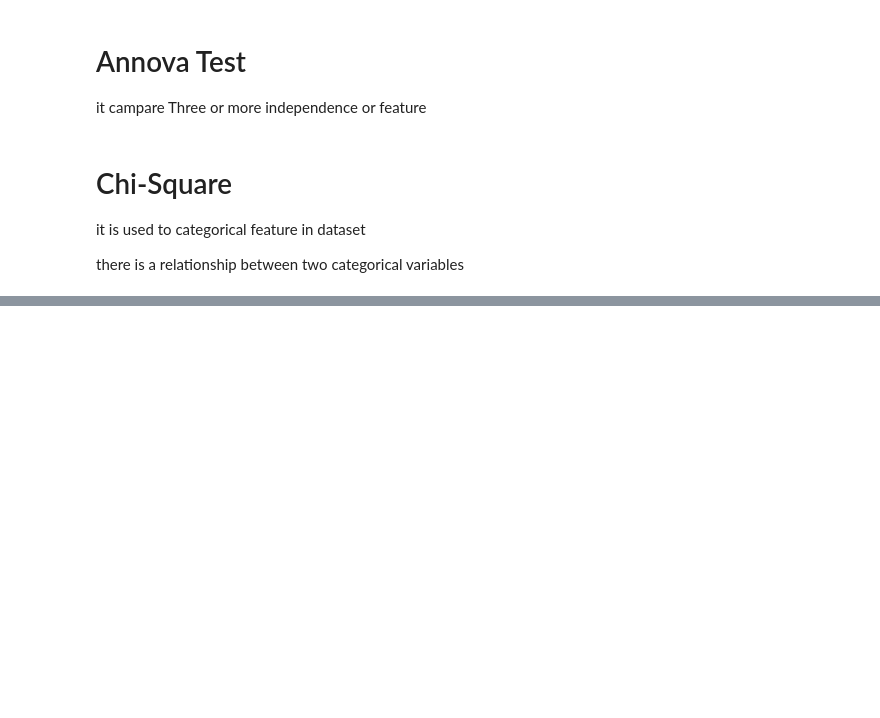
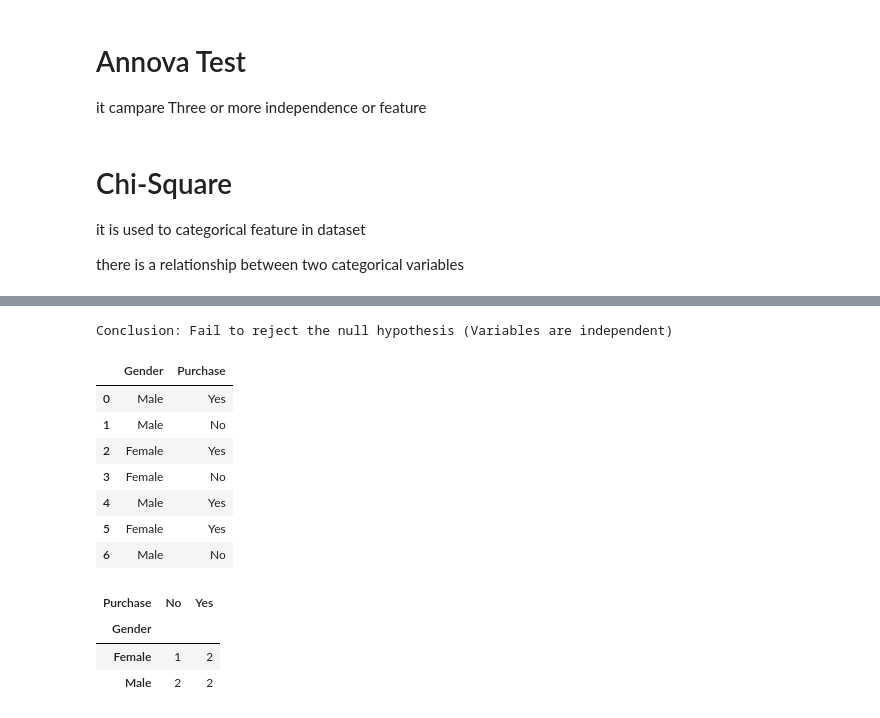
Before and after one commit to MJanbandhu/OnlyPractice, a Jupyter notebook: Statistics/Try Stats.ipynb, the cells around one changed output, grey strips where cells are left out. Saved outputs shown, nothing was run; the diff lists cells and outputs as text; code cells hidden in the pictures; blank space fills up the shorter version.

```diff
--- a/Statistics/Try Stats.ipynb
+++ b/Statistics/Try Stats.ipynb
@@ -346,0 +389,17 @@ there is a relationship between two categorical variables
+# %%
+import pandas as pd
+from scipy.stats import chi2_contingency
+
+# Raw data
+data = pd.DataFrame({
+    'Gender': ['Male','Male','Female','Female','Male','Female','Male'],
+    'Purchase': ['Yes','No','Yes','No','Yes','Yes','No']
+})
+
+# Create contingency table automatically
+table = pd.crosstab(data['Gender'], data['Purchase'])
+print(table)
+
+chi2, p, dof, expected = chi2_contingency(table)
+print("\nChi-Square:", chi2)
+print("P-Value:", p)
@@ -346,0 +414,9 @@ there is a relationship between two categorical variables
+# %%
+# Interpretation
+alpha = 0.05
+if p  < alpha:
+    print("\nConclusion: Reject the null hypothesis (Variables are dependent)")
+else:
+    print("\nConclusion: Fail to reject the null hypothesis (Variables are independent)")
+# %% [output]
+Conclusion: Fail to reject the null hypothesis (Variables are independent)
@@ -346,0 +430,18 @@ there is a relationship between two categorical variables
+# %%
+data
+# %% [output]
+|  | Gender | Purchase |
+| 0 | Male | Yes |
+| 1 | Male | No |
+| 2 | Female | Yes |
+| 3 | Female | No |
+| 4 | Male | Yes |
+| 5 | Female | Yes |
+| 6 | Male | No |
+# %%
+table
+# %% [output]
+| Purchase | No | Yes |
+| Gender |  |  |
+| Female | 1 | 2 |
+| Male | 2 | 2 |
```
Also changed, not shown: parts of 4 cells of this notebook, 1 other file.
